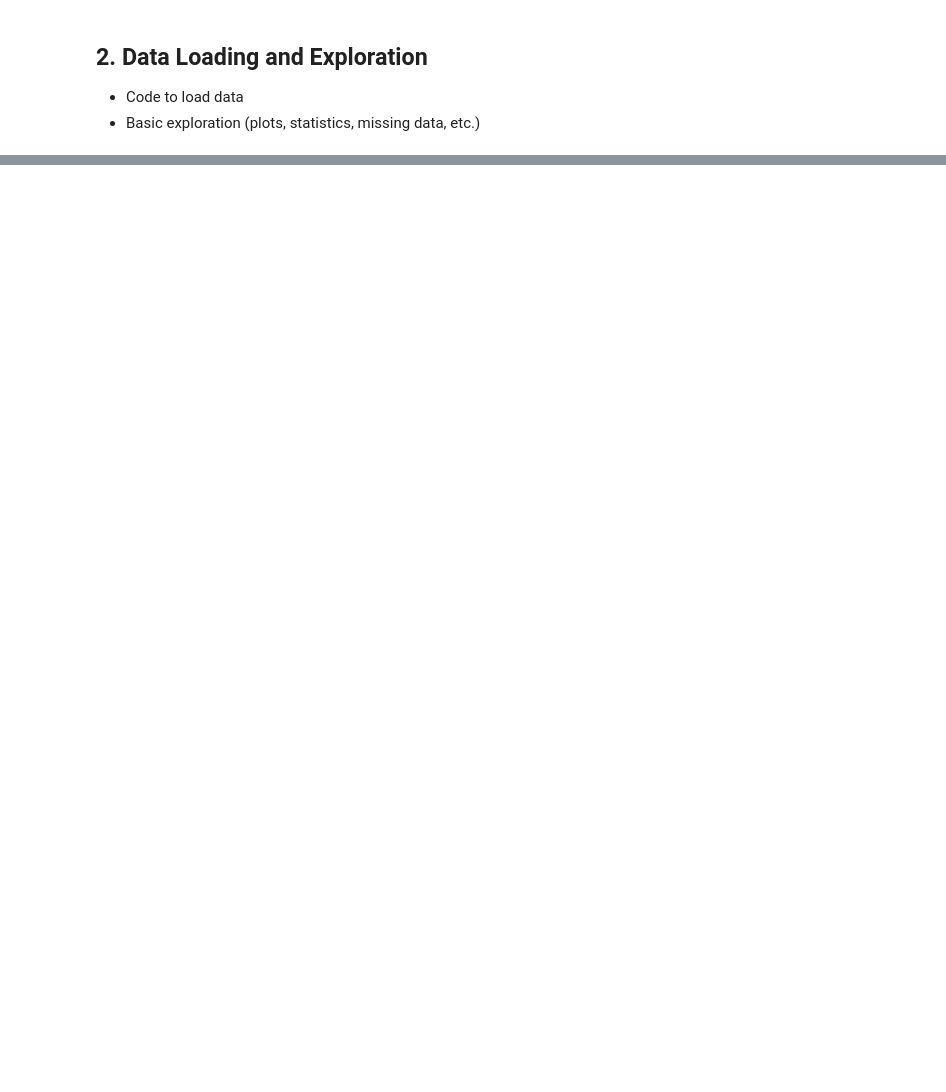
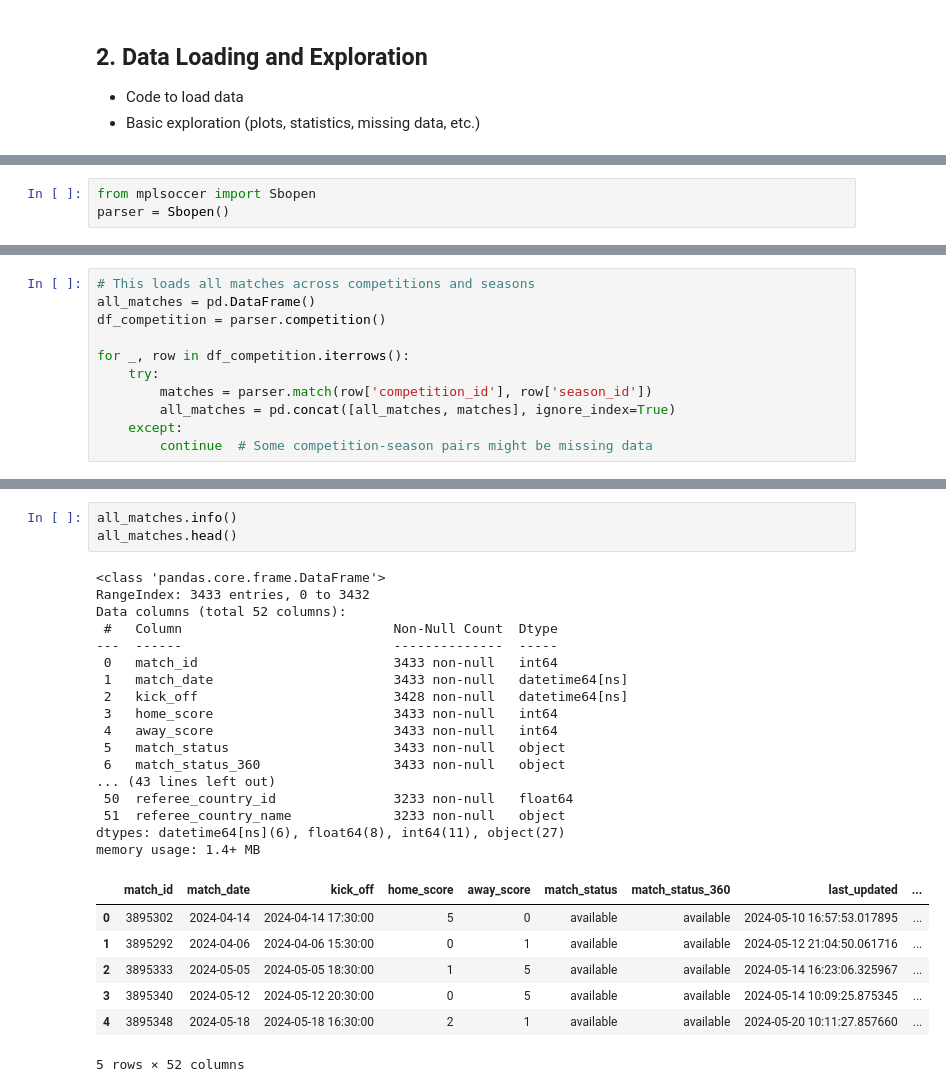
Before and after one commit to IvaroEkel/Probabilistic-Machine-Learning_lecture-PROJECTS, a Jupyter notebook: projects/08-1SHXXXX_football_analytics/notebooks/data_loading_and_exploration.ipynb, the cells around one changed output, grey strips where cells are left out. Drawn from its saved outputs; the diff is of its cells as text; blank space fills up the shorter version.

Commit message:
Start Data Exploration

```diff
--- a/projects/08-1SHXXXX_football_analytics/notebooks/data_loading_and_exploration.ipynb
+++ b/projects/08-1SHXXXX_football_analytics/notebooks/data_loading_and_exploration.ipynb
@@ -13,0 +47,3 @@ Hello World
+# %%
+from mplsoccer import Sbopen
+parser = Sbopen()
@@ -13,0 +80,11 @@ Hello World
+# %%
+# This loads all matches across competitions and seasons
+all_matches = pd.DataFrame()
+df_competition = parser.competition()
+
+for _, row in df_competition.iterrows():
+    try:
+        matches = parser.match(row['competition_id'], row['season_id'])
+        all_matches = pd.concat([all_matches, matches], ignore_index=True)
+    except:
+        continue  # Some competition-season pairs might be missing data
@@ -13,0 +156,28 @@ Hello World
+# %%
+all_matches.info()
+all_matches.head()
+# %% [output]
+<class 'pandas.core.frame.DataFrame'>
+RangeIndex: 3433 entries, 0 to 3432
+Data columns (total 52 columns):
+ #   Column                           Non-Null Count  Dtype
+---  ------                           --------------  -----
+ 0   match_id                         3433 non-null   int64
+ 1   match_date                       3433 non-null   datetime64[ns]
+ 2   kick_off                         3428 non-null   datetime64[ns]
+ 3   home_score                       3433 non-null   int64
+ 4   away_score                       3433 non-null   int64
+ 5   match_status                     3433 non-null   object
+ 6   match_status_360                 3433 non-null   object
+... (43 lines left out)
+ 50  referee_country_id               3233 non-null   float64
+ 51  referee_country_name             3233 non-null   object
+dtypes: datetime64[ns](6), float64(8), int64(11), object(27)
+memory usage: 1.4+ MB
+|  | match_id | match_date | kick_off | home_score | away_score | match_status | match_status_360 | last_updated | ... |
+| 0 | 3895302 | 2024-04-14 | 2024-04-14 17:30:00 | 5 | 0 | available | available | 2024-05-10 16:57:53.017895 | ... |
+| 1 | 3895292 | 2024-04-06 | 2024-04-06 15:30:00 | 0 | 1 | available | available | 2024-05-12 21:04:50.061716 | ... |
+| 2 | 3895333 | 2024-05-05 | 2024-05-05 18:30:00 | 1 | 5 | available | available | 2024-05-14 16:23:06.325967 | ... |
+| 3 | 3895340 | 2024-05-12 | 2024-05-12 20:30:00 | 0 | 5 | available | available | 2024-05-14 10:09:25.875345 | ... |
+| 4 | 3895348 | 2024-05-18 | 2024-05-18 16:30:00 | 2 | 1 | available | available | 2024-05-20 10:11:27.857660 | ... |
+5 rows × 52 columns
```
Also changed, not shown: parts of 9 cells of this notebook.
